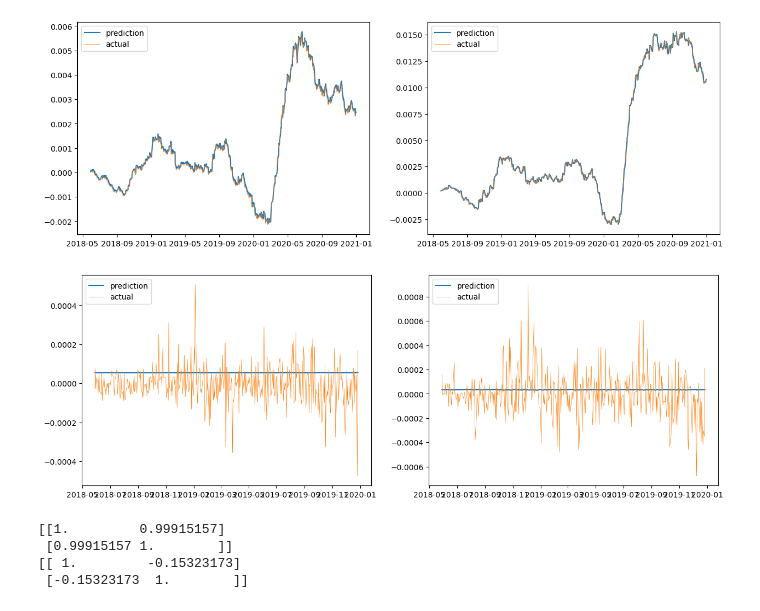
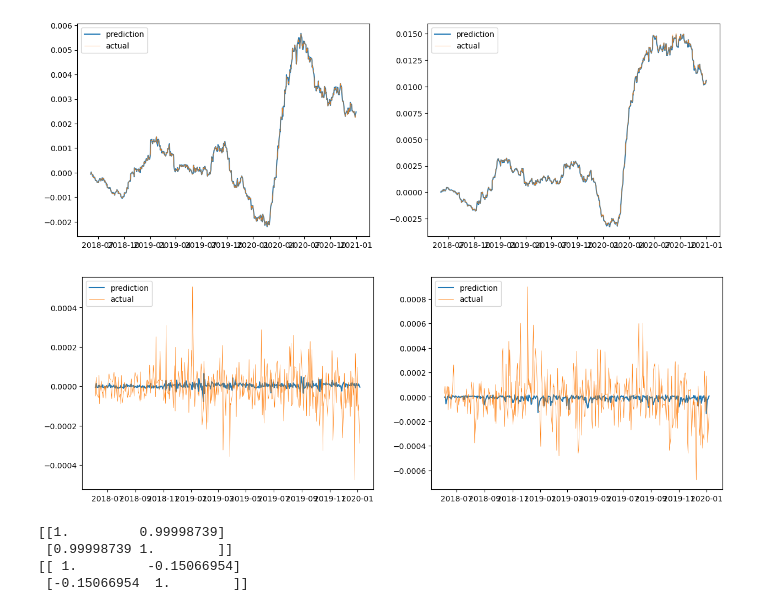
Before and after one commit to yshirai999/Simulating-Volatility-Scenarios, a Jupyter notebook: RNN.ipynb, the cells around one changed output. Drawn from its saved outputs; the diff is of its cells as text; code cells hidden in the pictures.

```diff
--- a/RNN.ipynb
+++ b/RNN.ipynb
@@ -3,8 +3,12 @@ from RNNEnv import RNNClass
 from tensorflow.keras.layers import SimpleRNN, LSTM
 import numpy as np
 # %%
-ModelRNN = RNNClass(feature_steps=1,target_steps=1,tickers = ['spy'],layers_LSTM=1,layers_RNN=1,batchnormalization=True, epochs = 200, patience = 500,
-                     learning_rate=0.00001,HuberDelta_p=0.0001,HuberDelta_n=0.0001)
+feature_steps = 10
+target_steps = 15
+
+ModelRNN = RNNClass(feature_steps=feature_steps,target_steps=target_steps,tickers = ['spy'],
+                    layers_LSTM=0,layers_RNN=0,batchnormalization=True, epochs = 500, patience = 200,
+                    learning_rate=0.00001,HuberDelta_p=1,HuberDelta_n=1)
 
 for m in [SimpleRNN,LSTM]:
     ModelRNN.Prediction(m)
@@ -25,53 +28,51 @@ WARNING:tensorflow:From c:\Users\yoshi\anaconda3\envs\SimulatingScenarios\lib\si
 # %%
 import matplotlib.pyplot as plt
 
 T = len(ModelRNN.tickers)
 
 mod = 0  #SimpleRNN = 0, LSTM = 1
 
 ticker = 'spy'
 
 fig, axes = plt.subplots(1, 2, figsize=(15, 5*T))
+k = list(ModelRNN.test_pred[ticker].keys())
+pred = ModelRNN.scaler[ticker].inverse_transform(ModelRNN.test_pred[ticker][k[mod]])
+test = ModelRNN.scaler[ticker].inverse_transform(ModelRNN.y_test[ticker])
+
 for var in [0,1]:
-    k = list(ModelRNN.test_pred[ticker].keys())
-    pred = ModelRNN.test_pred[ticker][k[mod]][:,var]
-    test = ModelRNN.y_test[ticker][:,var]
-    test_full = np.cumsum(test)
-    pred_full = test_full[:-1]+pred[:-1]
-    test_full = test_full[1:]
-
-
-    axes[var].plot(ModelRNN.test_dates[ticker][k[mod]][1:],pred_full, label = "prediction")
-    axes[var].plot(ModelRNN.test_dates[ticker][k[mod]][1:],test_full, label = "actual", linewidth=0.5)
+    predvar = pred[:,var]
+    testvar = test[:,var]
+    test_full = np.cumsum(testvar)
+    pred_full = test_full+predvar
+    test_full = test_full
+    axes[var].plot(ModelRNN.test_dates[ticker][k[mod]],pred_full, label = "prediction")
+    axes[var].plot(ModelRNN.test_dates[ticker][k[mod]],test_full, label = "actual", linewidth=0.5)
     axes[var].legend(loc='upper left')
 
 # Show the plot
 plt.show()
 
 fig, axes = plt.subplots(1, 2, figsize=(15, 5*T))
 for var in [0,1]:
-    k = list(ModelRNN.test_pred[ticker].keys())
-    pred = ModelRNN.test_pred[ticker][k[mod]][:,var]
-    test = ModelRNN.y_test[ticker][:,var]
-    test_full = np.cumsum(test)
-    pred_full = test_full[:-1]+pred[:-1]
-    test_full = test_full[1:]
+    test_full = np.cumsum(testvar)
+    pred_full = test_full+predvar
+    test_full = test_full
 
     axes[var].legend(loc='upper left')
     TT = 400
-    axes[var].plot(ModelRNN.test_dates[ticker][k[mod]][:TT],pred[:TT], label = "prediction")
-    axes[var].plot(ModelRNN.test_dates[ticker][k[mod]][:TT],test[:TT], label = "actual", linewidth=0.5)
+    axes[var].plot(ModelRNN.test_dates[ticker][k[mod]][:TT],predvar[:TT], label = "prediction")
+    axes[var].plot(ModelRNN.test_dates[ticker][k[mod]][:TT],testvar[:TT], label = "actual", linewidth=0.5)
     axes[var].legend(loc='upper left')
 
 # Show the plot
 plt.show()
 
 print(np.corrcoef(test_full,pred_full))
-print(np.corrcoef(test,pred))
+print(np.corrcoef(testvar,predvar))
 # %% [output]
-[figure, old version]
+[figure, new version]
-[figure, old version]
+[figure, new version]
-[[1.         0.99915157]
- [0.99915157 1.        ]]
-[[ 1.         -0.15323173]
- [-0.15323173  1.        ]]
+[[1.         0.99998739]
+ [0.99998739 1.        ]]
+[[ 1.         -0.15066954]
+ [-0.15066954  1.        ]]
```
Also changed, not shown: parts of 4 cells of this notebook, 3 other files.
